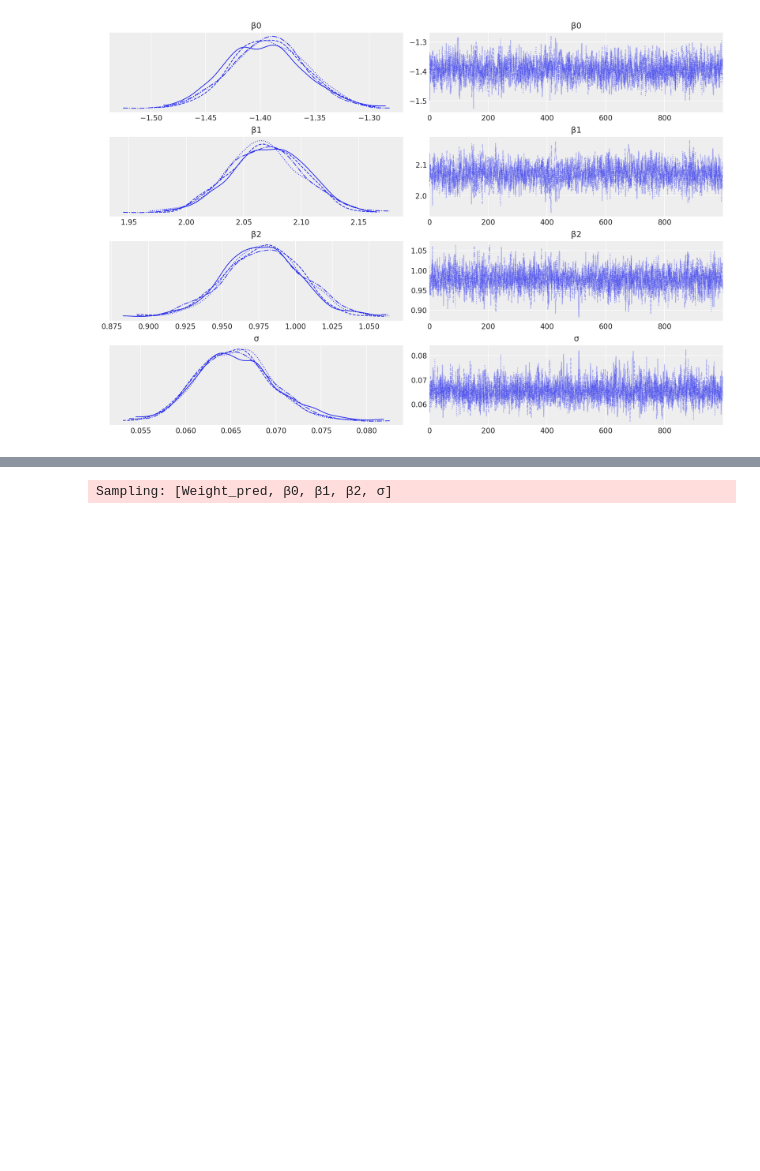
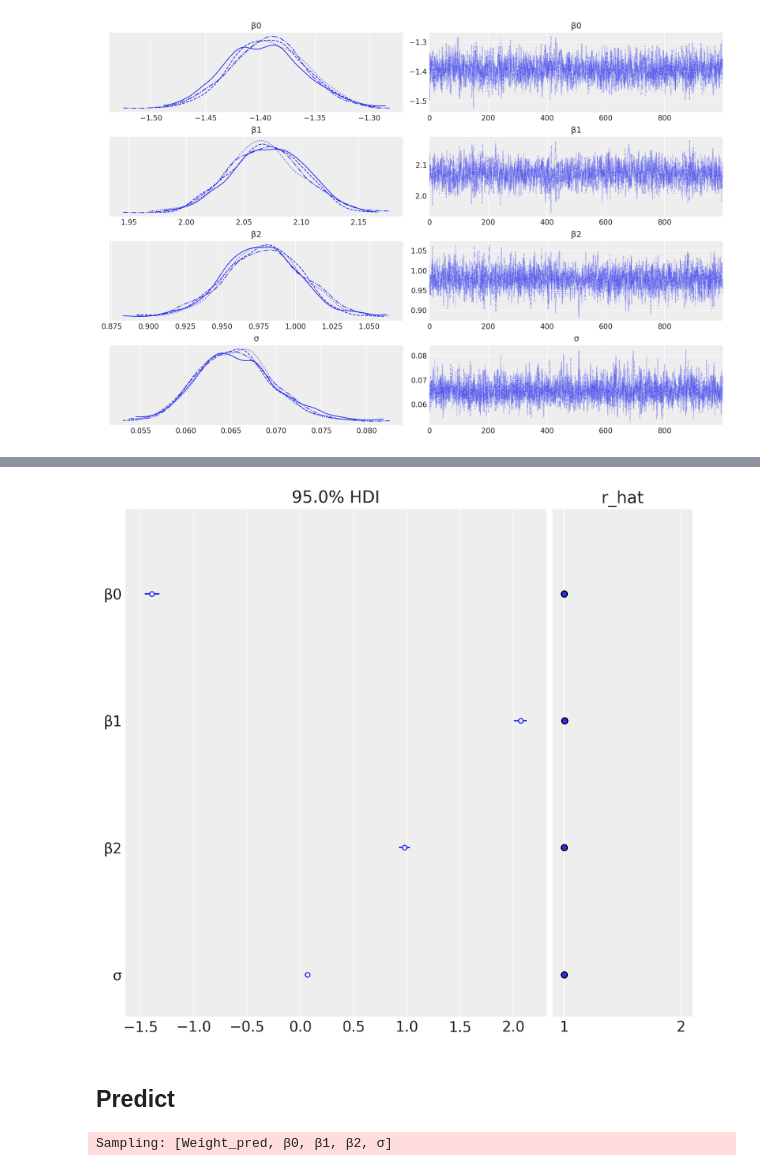
Before and after one commit to UlrikThygePedersen/BayesianStatistics, a Jupyter notebook: PyMC.ipynb, the cells around one changed output, grey strips where cells are left out. Saved outputs shown, nothing was run; the diff lists cells and outputs as text; code cells hidden in the pictures; blank space fills up the shorter version.

```diff
--- a/PyMC.ipynb
+++ b/PyMC.ipynb
@@ -189,3 +199,9 @@ array([[<Axes: title={'center': 'β0'}>, <Axes: title={'center': 'β0'}>],
+# %%
+az.plot_forest(idata, combined=True, hdi_prob=0.95, r_hat=True);
+# %% [output]
+[figure, added]
+# %% [markdown]
+## Predict
 # %%
 with model:
     prior_samples = pm.sample_prior_predictive(1000)
```
Also changed, not shown: parts of 6 cells of this notebook.
